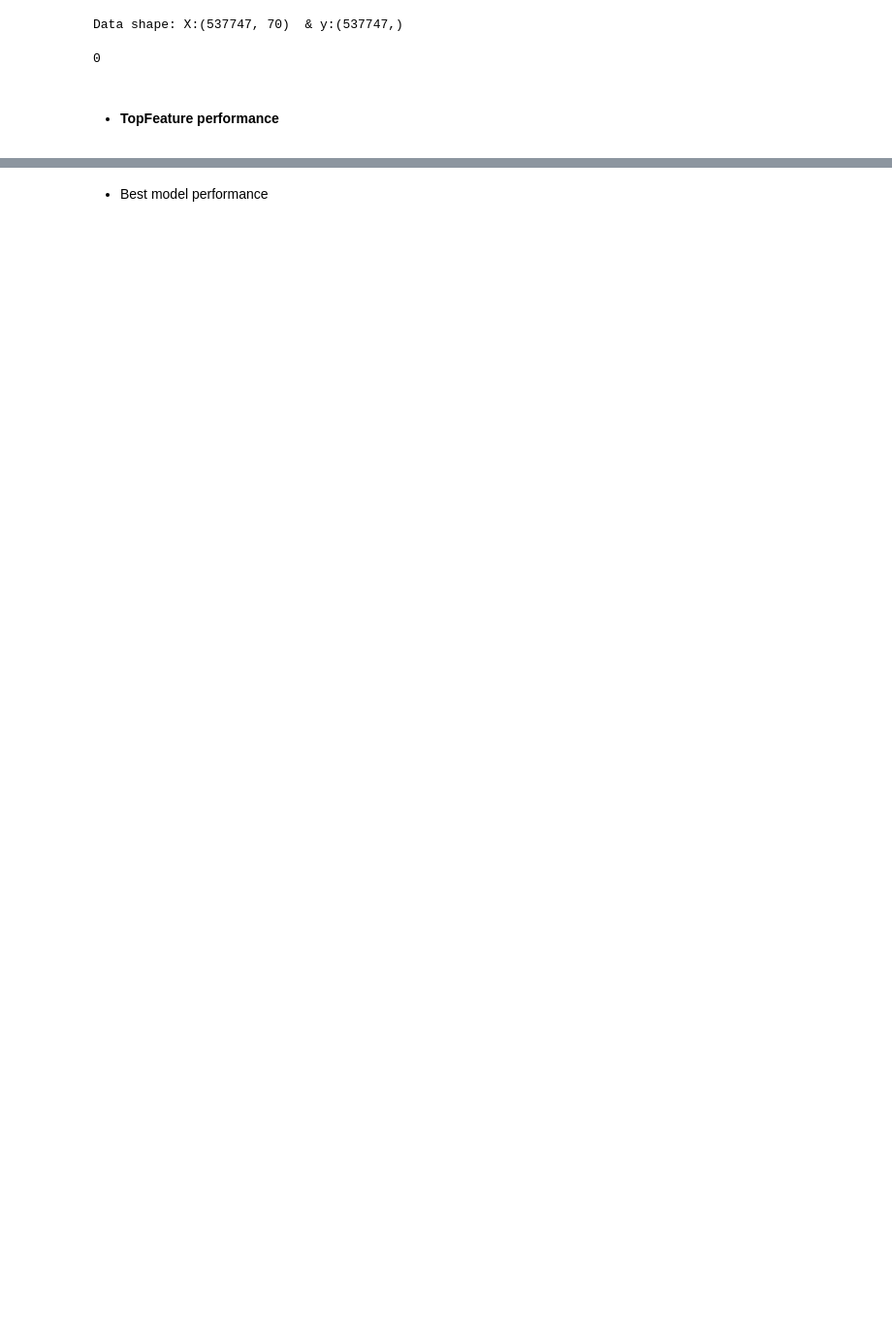
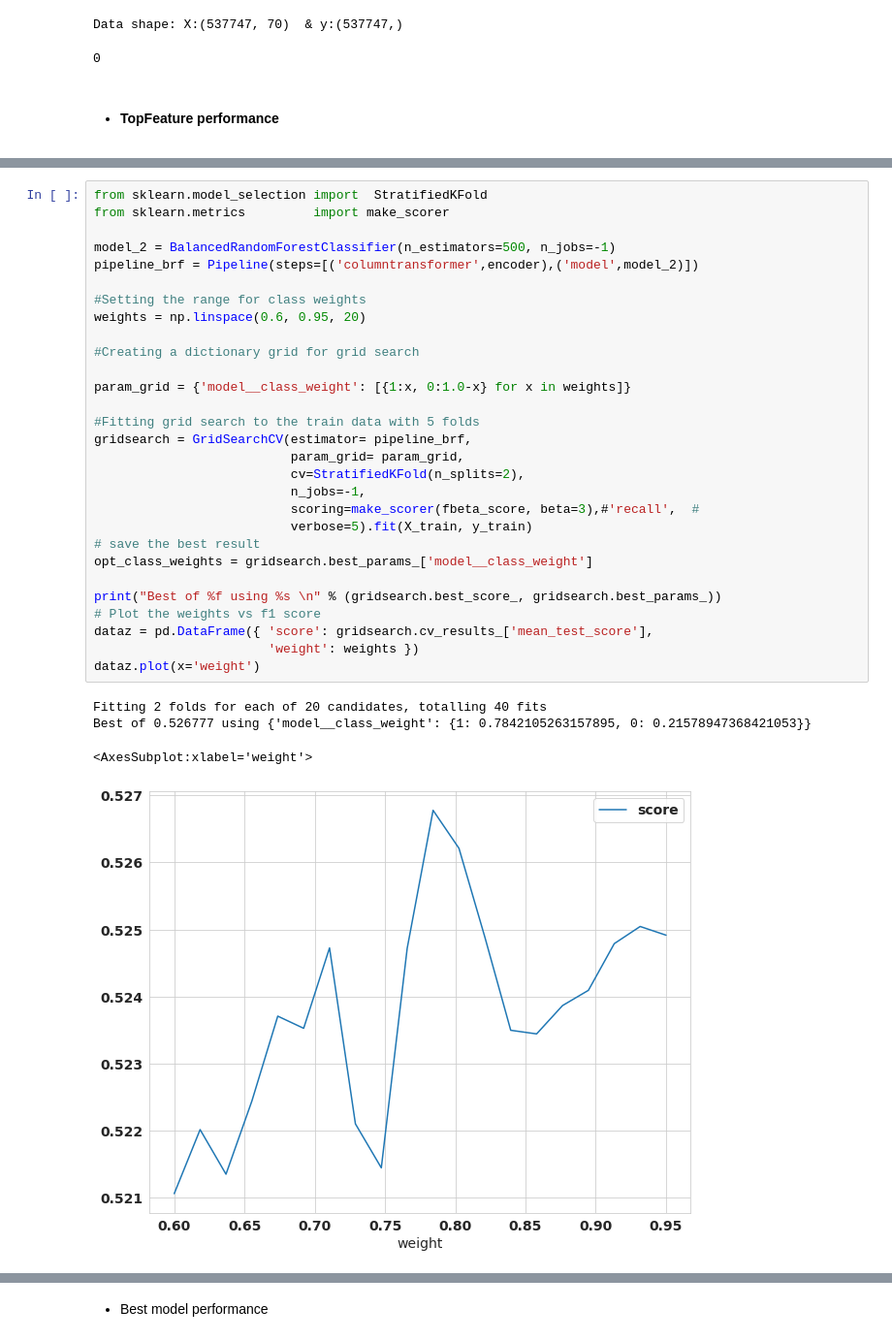
Before and after one commit to DataPro-M/Hospital-CodeBlue-prediction, a Jupyter notebook: MET_prediction.ipynb, the cells around one changed output, grey strips where cells are left out. Shown at 97% size. Saved outputs shown, nothing was run; the diff lists cells and outputs as text; blank space fills up the shorter version.

```diff
--- a/MET_prediction.ipynb
+++ b/MET_prediction.ipynb
@@ -958,0 +770,34 @@ gridsearch.best_params_
+# %%
+from sklearn.model_selection import  StratifiedKFold
+from sklearn.metrics         import make_scorer
+
+model_2 = BalancedRandomForestClassifier(n_estimators=500, n_jobs=-1)
+pipeline_brf = Pipeline(steps=[('columntransformer',encoder),('model',model_2)])
+
+#Setting the range for class weights
+weights = np.linspace(0.6, 0.95, 20)
+
+#Creating a dictionary grid for grid search
+
+param_grid = {'model__class_weight': [{1:x, 0:1.0-x} for x in weights]}
+
+#Fitting grid search to the train data with 5 folds
+gridsearch = GridSearchCV(estimator= pipeline_brf,
+                          param_grid= param_grid,
+                          cv=StratifiedKFold(n_splits=2),
+                          n_jobs=-1,
+                          scoring=make_scorer(fbeta_score, beta=3),#'recall',  #
+                          verbose=5).fit(X_train, y_train)
+# save the best result
+opt_class_weights = gridsearch.best_params_['model__class_weight']
+
+print("Best of %f using %s \n" % (gridsearch.best_score_, gridsearch.best_params_))
+# Plot the weights vs f1 score
+dataz = pd.DataFrame({ 'score': gridsearch.cv_results_['mean_test_score'],
+                       'weight': weights })
+dataz.plot(x='weight')
+# %% [output]
+Fitting 2 folds for each of 20 candidates, totalling 40 fits
+Best of 0.526777 using {'model__class_weight': {1: 0.7842105263157895, 0: 0.21578947368421053}}
+<AxesSubplot:xlabel='weight'>
+[figure, added]
```
Also changed, not shown: parts of 48 cells of this notebook, 3 other files.
